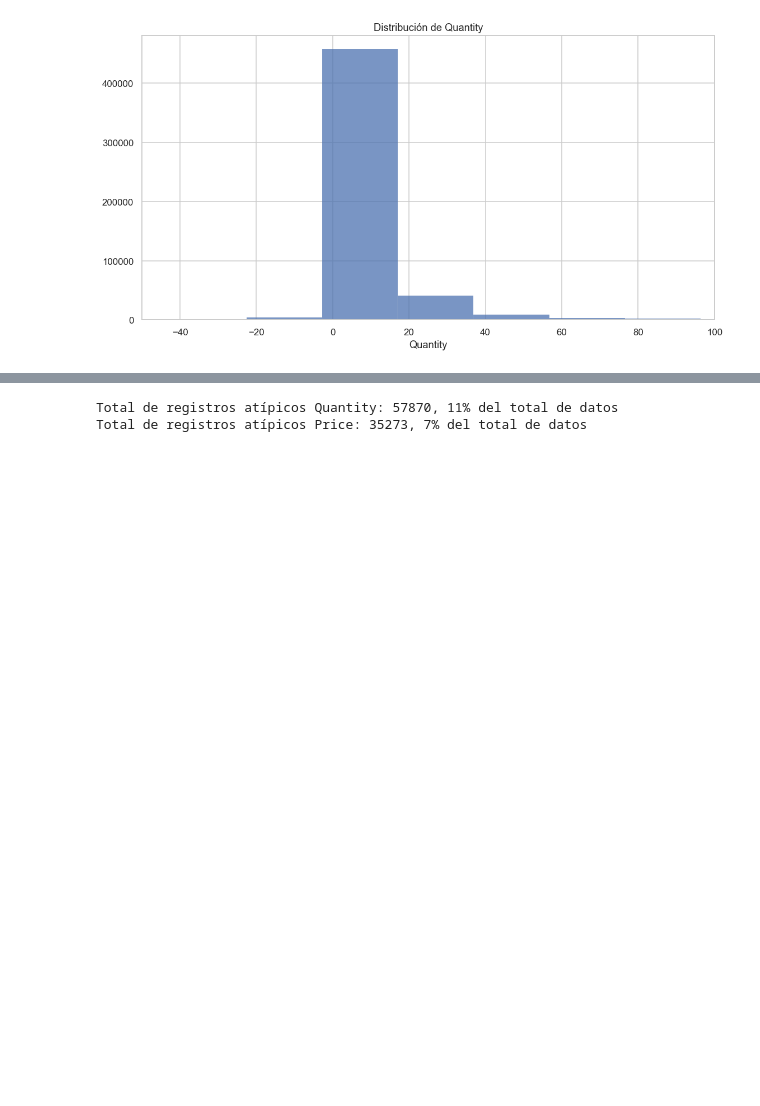
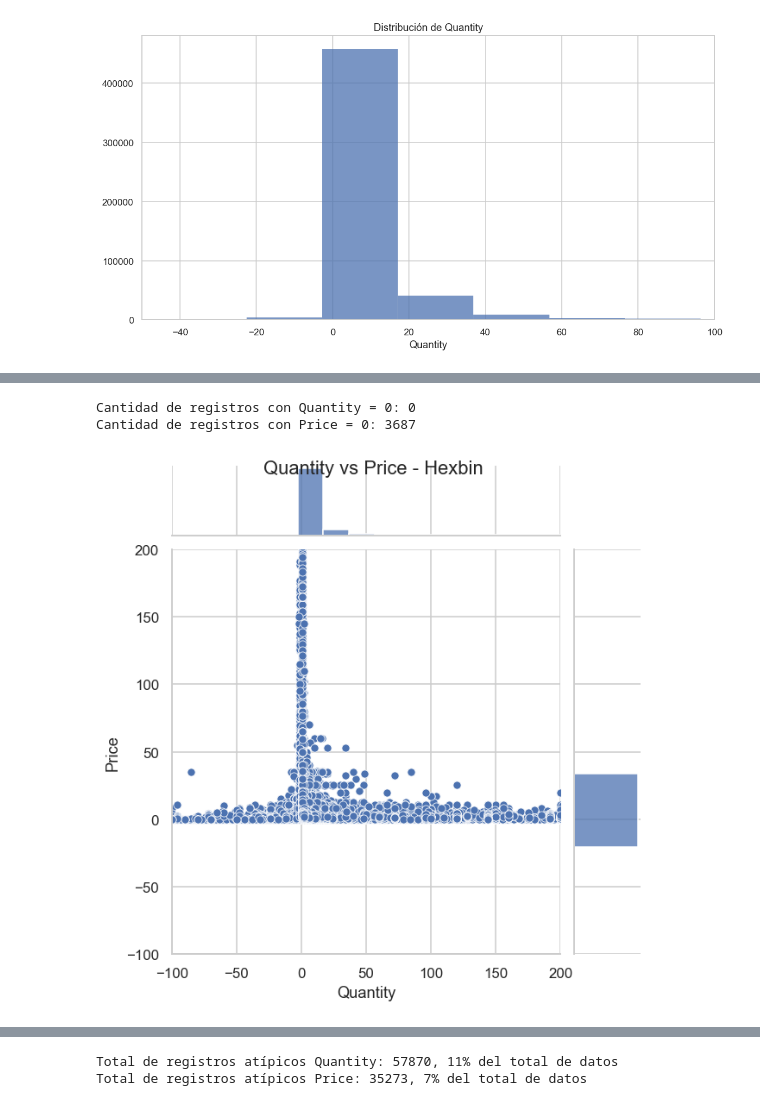
Before and after one commit to DaLeedev/CLTV_PROJECT, a Jupyter notebook: notebooks/01_Exploracion Inicial.ipynb, the cells around one changed output, grey strips where cells are left out. Drawn from its saved outputs; the diff is of its cells as text; code cells hidden in the pictures; blank space fills up the shorter version.

```diff
--- a/notebooks/01_Exploracion Inicial.ipynb
+++ b/notebooks/01_Exploracion Inicial.ipynb
@@ -246,0 +261,21 @@ plt.show()
+# %%
+columnas = ['Quantity', 'Price']
+
+for columna in columnas:
+  cantidad_ceros = (df[columna] == 0).sum()
+  print(f'Cantidad de registros con {columna} = 0: {cantidad_ceros}')
+# %% [output]
+Cantidad de registros con Quantity = 0: 0
+Cantidad de registros con Price = 0: 3687
+# %%
+sns.jointplot(
+    data=df,
+    x='Quantity',
+    y='Price',
+    xlim=(-100, 200),
+    ylim=(-100, 200)
+)
+plt.suptitle("Quantity vs Price - Hexbin")
+plt.show()
+# %% [output]
+[figure, added]
```
Also changed, not shown: parts of 7 cells of this notebook.
